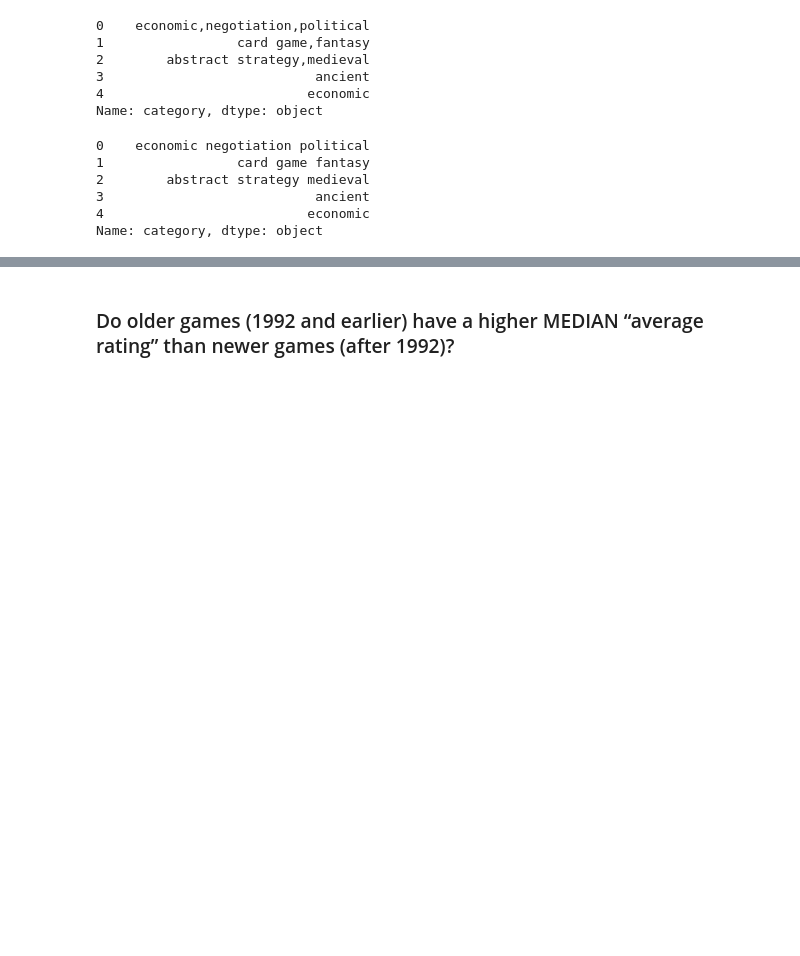
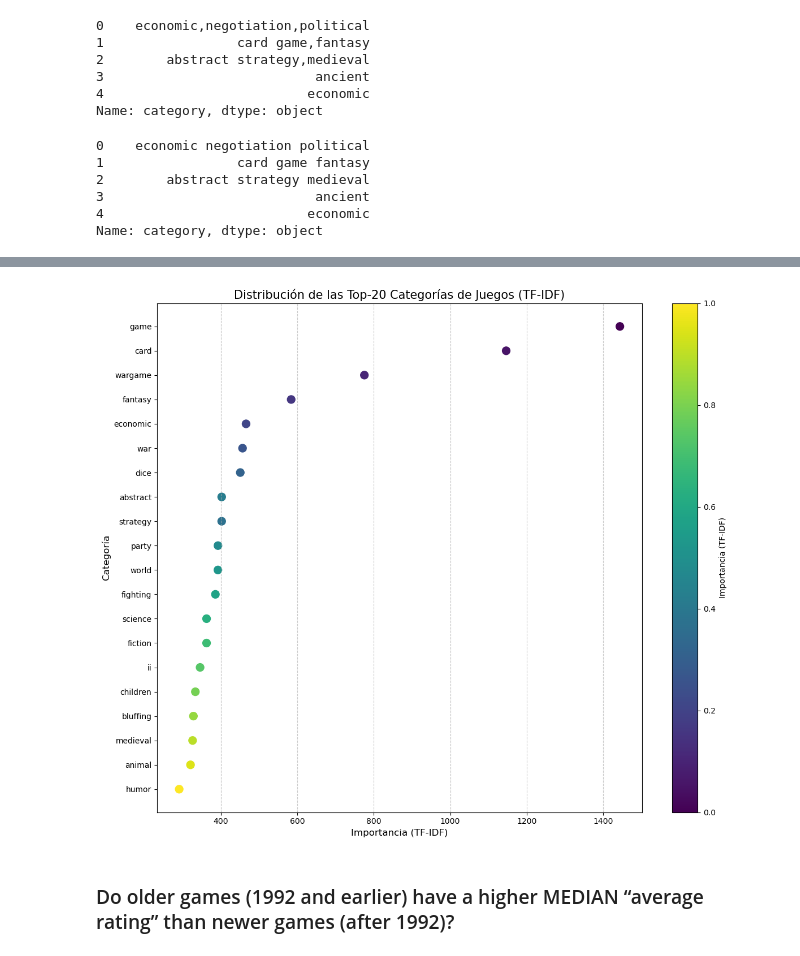
Before and after one commit to FJGM2023015/CA1_DVis_HDip_Lvl8-, a Jupyter notebook: Francisco_Gorigoitia_DVisHDip_CA1.ipynb, the cells around one changed output, grey strips where cells are left out. Cells and saved outputs as stored; diff of their text form; code cells hidden in the pictures; blank space fills up the shorter version.

```diff
--- a/Francisco_Gorigoitia_DVisHDip_CA1.ipynb
+++ b/Francisco_Gorigoitia_DVisHDip_CA1.ipynb
@@ -483,0 +515,13 @@ NameError: name 'dfghdfgdfg' is not defined
+# %%
+from sklearn.feature_extraction.text import TfidfVectorizer
+
+# Instanciar el TF-IDF Vectorizer
+tfidf_vectorizer = TfidfVectorizer()
+
+# Ajustar y transformar la columna "category" con TF-IDF Vectorizer
+X_tfidf = tfidf_vectorizer.fit_transform(df_games["category"])
+
+# Convertir la matriz dispersa en un dataframe para visualizar
+df_tfidf = pd.DataFrame(X_tfidf.toarray(), columns=tfidf_vectorizer.get_feature_names_out())
+
+df_tfidf.head()
@@ -484,3 +536,33 @@ NameError: name 'dfghdfgdfg' is not defined
+# %%
+# Sumar las columnas para obtener la importancia total de cada categoría
+tfidf_distribution = df_tfidf.sum().sort_values(ascending=False)
+# %%
+# Tomamos las top-20 categorías y sus respectivas importancias
+top_20_categories_tfidf = tfidf_distribution.head(20)
+counts_tfidf = top_20_categories_tfidf.values
+categories_tfidf = top_20_categories_tfidf.index
+
+# Cambiar el color de los puntos en función de su valor, siendo el mayor más oscuro
+colors_tfidf = plt.cm.viridis(np.linspace(0, 1, len(counts_tfidf)))
+
+# Ordenar los puntos según su valor para que el color coincida con el orden
+sorted_indices_tfidf = counts_tfidf.argsort()
+sorted_counts_tfidf = counts_tfidf[sorted_indices_tfidf]
+sorted_categories_tfidf = categories_tfidf[sorted_indices_tfidf]
+sorted_colors_tfidf = colors_tfidf[sorted_indices_tfidf]
+
+# Crear el Dot Plot con colores
+plt.figure(figsize=(12, 10))
+plt.scatter(sorted_counts_tfidf, sorted_categories_tfidf, color=sorted_colors_tfidf, s=100)
+plt.title('Distribución de las Top-20 Categorías de Juegos (TF-IDF)', fontsize=15)
+plt.xlabel('Importancia (TF-IDF)', fontsize=12)
+plt.ylabel('Categoría', fontsize=12)
+plt.colorbar(label='Importancia (TF-IDF)')
+plt.grid(axis='x', linestyle='--', alpha=0.7)
+plt.tight_layout()
+plt.show()
+# %% [output]
+[figure, added]
 # %% [markdown]
 ### Do older games (1992 and earlier) have a higher MEDIAN “average rating” than newer games (after 1992)?
 # %%
```
Also changed, not shown: parts of 52 cells of this notebook.
